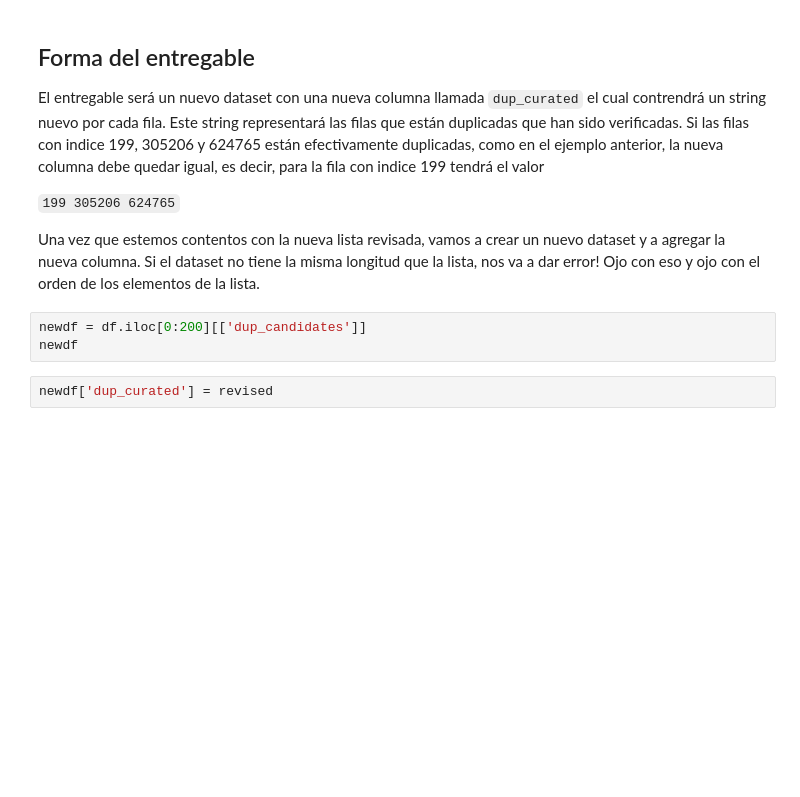
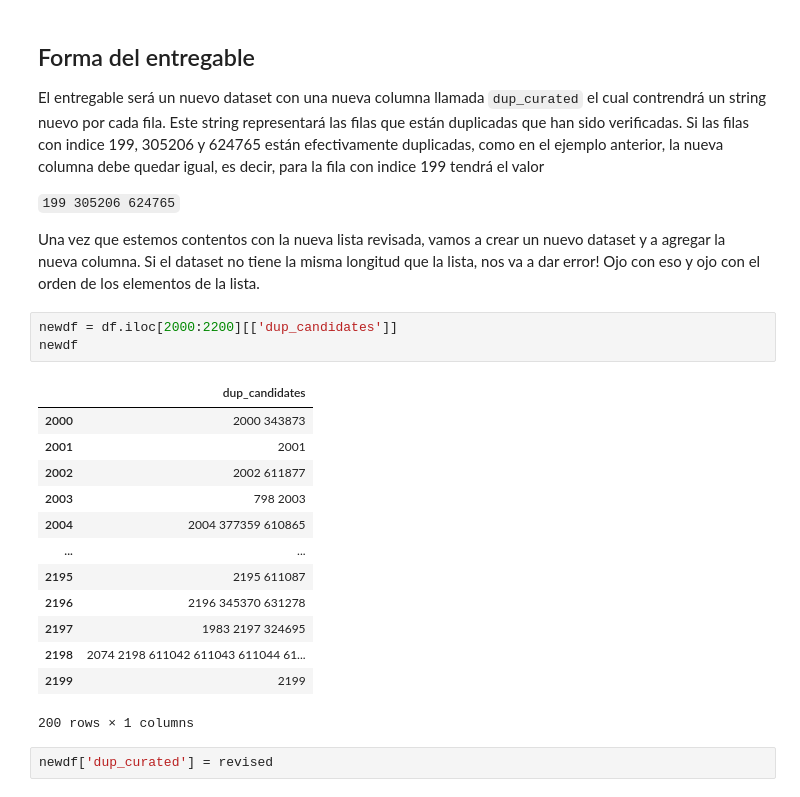
Before and after one commit to jwackito/TopicosIngenieriaSoftware2-2024, a Jupyter notebook: dataset_exploration.ipynb, the cells around one changed output. Cells and saved outputs as stored; diff of their text form; blank space fills up the shorter version.

```diff
--- a/dataset_exploration.ipynb
+++ b/dataset_exploration.ipynb
@@ -61,8 +337,22 @@ El entregable será un nuevo dataset con una nueva columna llamada `dup_curated`
 
 Una vez que estemos contentos con la nueva lista revisada, vamos a crear un nuevo dataset y a agregar la nueva columna. Si el dataset no tiene la misma longitud que la lista, nos va a dar error! Ojo con eso y ojo con el orden de los elementos de la lista.
 # %%
-newdf = df.iloc[0:200][['dup_candidates']]
+newdf = df.iloc[2000:2200][['dup_candidates']]
 newdf
+# %% [output]
+|  | dup_candidates |
+| 2000 | 2000 343873 |
+| 2001 | 2001 |
+| 2002 | 2002 611877 |
+| 2003 | 798 2003 |
+| 2004 | 2004 377359 610865 |
+| ... | ... |
+| 2195 | 2195 611087 |
+| 2196 | 2196 345370 631278 |
+| 2197 | 1983 2197 324695 |
+| 2198 | 2074 2198 611042 611043 611044 61... |
+| 2199 | 2199 |
+200 rows × 1 columns
 # %%
 newdf['dup_curated'] = revised
 # %%
```
Also changed, not shown: parts of 12 cells of this notebook.
